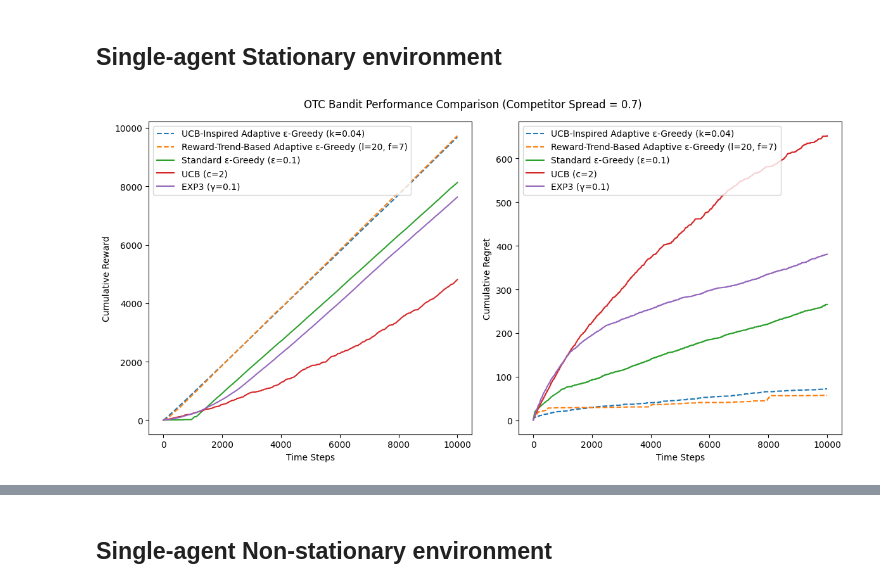
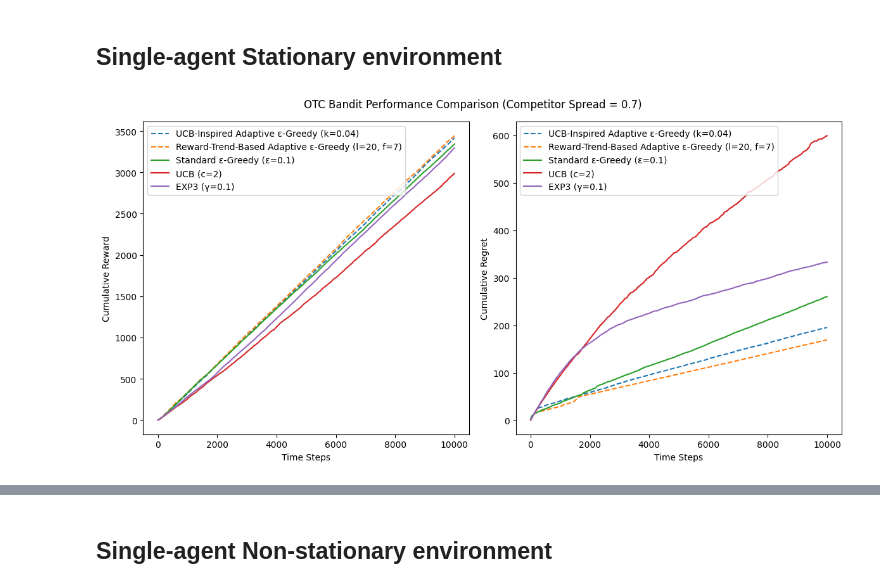
Before and after one commit to jessie-1001/RS-PROJECT, a Jupyter notebook: New_Algorithm_in_OTC.ipynb, the cells around one changed output, grey strips where cells are left out. Cells and saved outputs as stored; diff of their text form; code cells hidden in the pictures.

```diff
--- a/New_Algorithm_in_OTC.ipynb
+++ b/New_Algorithm_in_OTC.ipynb
@@ -184,10 +184,9 @@ class OTCEnvironment:
         """
         if s < self.competitor_spread:
             # Favorable spread: probability decreases with distance from competitor
-            return 1 / (1 + np.exp(self.alpha * (self.competitor_spread - s)))
-        else:
-            # Unfavorable spread: additional penalty for being worse than competitor
-            return 1 / (1 + np.exp(self.alpha * (s - self.competitor_spread + 0.1)))
+            return 1 / (1 + np.exp(self.alpha * (s - self.competitor_spread)))
+        # Unfavorable spread: additional penalty for being worse than competitor
+        return 1 / (1 + np.exp(self.alpha * (s - self.competitor_spread + 0.1)))
 
     def pull_arm(self, arm):
         """Simulate arm pull with probabilistic reward (spread * execution probability)"""
@@ -216,6 +215,7 @@ def run_experiment(bandit_class, bandit_params, env, num_steps):
     bandit = bandit_class(**bandit_params)
     rewards = []
     regrets = []
+    spread_history = []  # Track selected arms
 
     # Precompute optimal arm once
     expected_rewards = [s * env.get_execution_prob(s) for s in env.spreads]
@@ -224,6 +224,7 @@ def run_experiment(bandit_class, bandit_params, env, num_steps):
 
     for t in range(num_steps):
         arm = bandit.select_arm()
+        spread_history.append(arm)
         reward = env.pull_arm(arm)
         bandit.update(arm, reward)
 
@@ -231,9 +232,9 @@ def run_experiment(bandit_class, bandit_params, env, num_steps):
         current_expected = env.spreads[arm] * env.get_execution_prob(env.spreads[arm])
         regret = optimal_reward - current_expected
         regrets.append(regret)
-        rewards.append(1 if arm == optimal_arm else 0)
+        rewards.append(reward)
 
-    return np.cumsum(rewards), np.cumsum(regrets)
+    return np.cumsum(rewards), np.cumsum(regrets), spread_history
 
 
 # ==========================
@@ -242,7 +243,7 @@ def run_experiment(bandit_class, bandit_params, env, num_steps):
 num_arms = 10
 spreads = np.linspace(0.1, 1, num_arms) # Available spreads
 competitor_spread = 0.7 # Competitor's fixed spread
-alpha = 0.4 # High alpha means high competitiveness (steep execution prob curve)
+alpha = 4 # High alpha means high competitiveness (steep execution prob curve)
 env = OTCEnvironment( # Define environment
     spreads,
     competitor_spread=competitor_spread,
@@ -315,33 +316,33 @@ for config in algo_configs:
         env,
         num_steps
     )
 
 # ==========================
 # Visualization
 # ==========================
 dashed_lines = 2
 plt.figure(figsize=(12, 6))
 
 # Reward Plot
 plt.subplot(1, 2, 1)
-for idx, (label, (reward_curve, _)) in enumerate(results.items()):
+for idx, (label, (reward_curve, _, _)) in enumerate(results.items()):
     linestyle = '--' if idx < dashed_lines else '-' # First two algorithms get dashed lines
     plt.plot(reward_curve, label=label, linestyle=linestyle)
 plt.xlabel("Time Steps")
 plt.ylabel("Cumulative Reward")
 plt.legend()
 
 # Regret Plot
 plt.subplot(1, 2, 2)
-for idx, (label, (_, regret_curve)) in enumerate(results.items()):
+for idx, (label, (_, regret_curve, _)) in enumerate(results.items()):
     linestyle = '--' if idx < dashed_lines else '-'
     plt.plot(regret_curve, label=label, linestyle=linestyle)
 plt.xlabel("Time Steps")
 plt.ylabel("Cumulative Regret")
 plt.legend()
 
 plt.suptitle(f"OTC Bandit Performance Comparison (Competitor Spread = {competitor_spread})")
 plt.tight_layout()
 plt.show()
 # %% [output]
-[figure, old version]
+[figure, new version]
```
Also changed, not shown: parts of 3 cells of this notebook, 1 other file.
